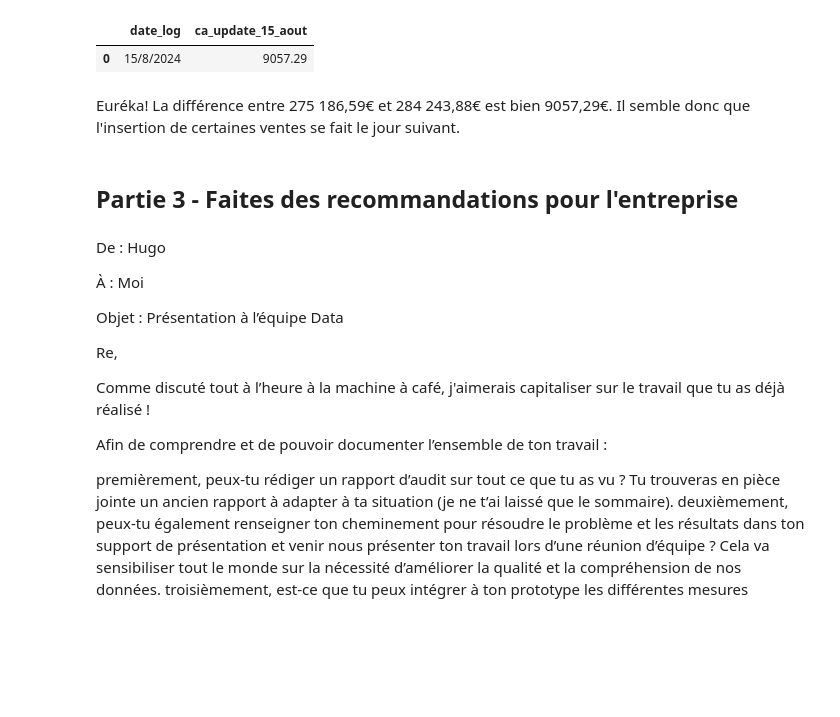
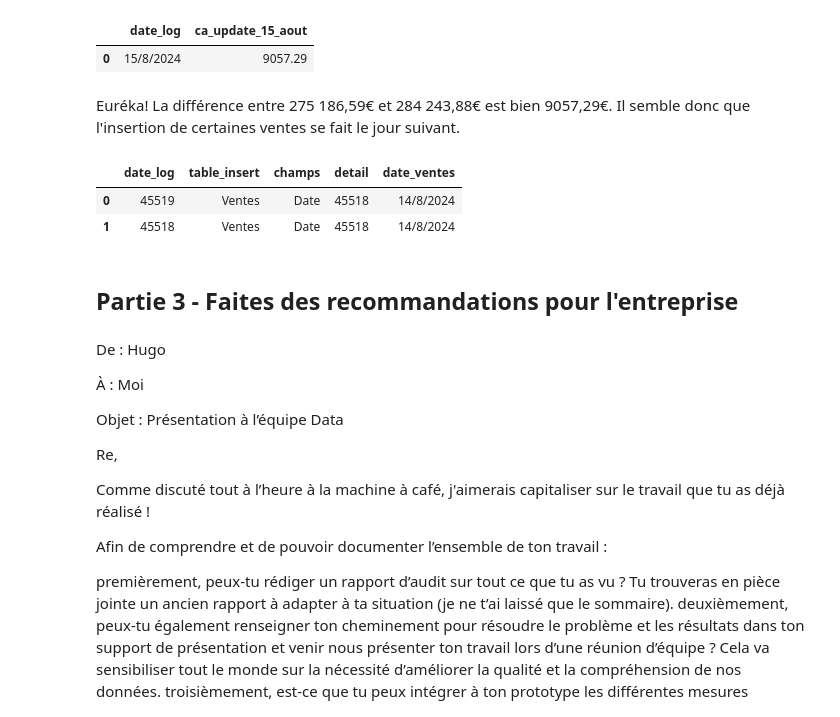
Before and after one commit to Sebules/Project_4_OpenClassrooms_Data_Engineer, a Jupyter notebook: Projet4-Sebastien.ipynb, the cells around one changed output. Cells and saved outputs as stored; diff of their text form; code cells hidden in the pictures; blank space fills up the shorter version.

```diff
--- a/Projet4-Sebastien.ipynb
+++ b/Projet4-Sebastien.ipynb
@@ -1170,6 +1322,37 @@ resultat
 | 0 | 15/8/2024 | 9057.29 |
 # %% [markdown]
 Euréka! La différence entre 275 186,59€ et 284 243,88€ est bien 9057,29€. Il semble donc que l'insertion de certaines ventes se fait le jour suivant.
+# %%
+sql_text="""
+-- Vérifions si les dates des ventes sont bien au 14 août pour les dates de log au 15 août.
+
+WITH logs_ventes_date AS (
+SELECT
+lv.date AS date_log,
+lv.table_insert,
+lv.champs,
+lv.detail
+FROM logs_ventes lv
+WHERE lv.champs = 'Date'
+GROUP BY date_log, lv.champs, lv.detail,lv.table_insert
+)
+SELECT
+lvd.date_log,
+lvd.table_insert,
+lvd.champs,
+lvd.detail,
+CONCAT(c.jour,'/',c.mois,'/',c.annee) AS date_ventes
+FROM logs_ventes_date lvd
+JOIN calendrier c ON lvd.detail::numeric = c.date
+;
+"""
+with engine.connect() as conn:
+    resultat=pd.read_sql(text(sql_text), conn)
+resultat
+# %% [output]
+|  | date_log | table_insert | champs | detail | date_ventes |
+| 0 | 45519 | Ventes | Date | 45518 | 14/8/2024 |
+| 1 | 45518 | Ventes | Date | 45518 | 14/8/2024 |
 # %% [markdown]
 ## Partie 3 - Faites des recommandations pour l'entreprise
 # %% [markdown]
```
Also changed, not shown: parts of 20 cells of this notebook.
